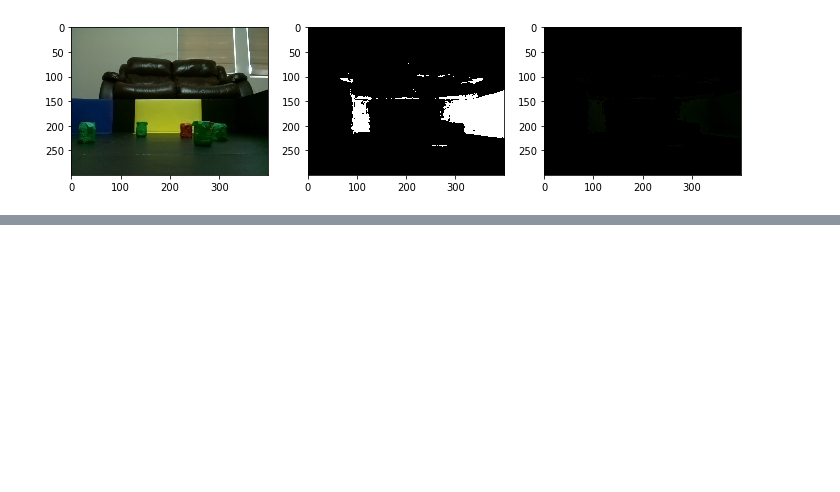
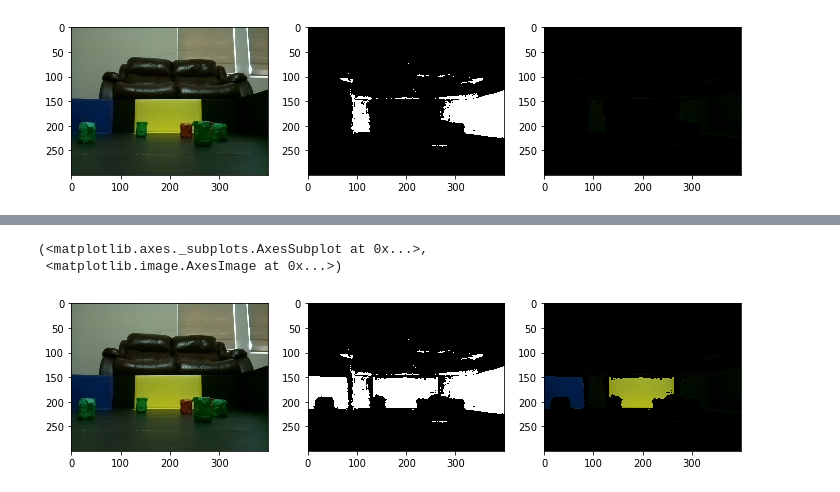
Before and after one commit to kittycattylollipop/raspberrypi, a Jupyter notebook: car_driving/opencvpy/color_target.ipynb, the cells around one changed output, grey strips where cells are left out. Cells and saved outputs as stored; diff of their text form; code cells hidden in the pictures; blank space fills up the shorter version.

```diff
--- a/car_driving/opencvpy/color_target.ipynb
+++ b/car_driving/opencvpy/color_target.ipynb
@@ -211,3 +211,12 @@ patch on yellow
     g/b max:  4.609830602610386
     g/b min:  3.3522838659086456
 [figure]
+# %%
+#use RGB ratio for Blue
+rg_th = -1
+rb_th = 3
+gb_th = 3
+r_th = 100
+g_th = 100
+b_th = -60
+yellow_mask_ratio1  = RGB_Ratio_Mask(img, rgbRatioImg, np.array([r_th, g_th, b_th]), np.array([rg_th, rb_th, gb_th]), True)
@@ -214,21 +225,12 @@ patch on yellow
 # %%
-#use RGB ratio for Blue
-rg_th = -1
-rb_th = 3
-gb_th = 3
-r_th = 100
-g_th = 100
-b_th = -60
-blue_mask_ratio1  = RGB_Ratio_Mask(img, rgbRatioImg, np.array([r_th, g_th, b_th]), np.array([rg_th, rb_th, gb_th]), True)
 rg_th = 0.9
 rb_th = 0
 gb_th = 0
 r_th = 0
 g_th = 0
 b_th = 0
-blue_mask_ratio  = blue_mask_ratio1 & RGB_Ratio_Mask(img, rgbRatioImg, np.array([r_th, g_th, b_th]), np.array([rg_th, rb_th, gb_th]), False)
+yellow_mask_ratio  = yellow_mask_ratio1 & RGB_Ratio_Mask(img, rgbRatioImg, np.array([r_th, g_th, b_th]), np.array([rg_th, rb_th, gb_th]), False)
 plt.subplot(131),plt.imshow(img)
-plt.subplot(132),plt.imshow(blue_mask_ratio,'gray')
-plt.subplot(133), plt.imshow(img * np.dstack((blue_mask_ratio, blue_mask_ratio, blue_mask_ratio)))
-plt.show()
+plt.subplot(132),plt.imshow(yellow_mask_ratio,'gray')
+plt.subplot(133), plt.imshow(img * np.dstack((yellow_mask_ratio, yellow_mask_ratio, yellow_mask_ratio)))
 # %% [output]
@@ -294,0 +299,10 @@ num_labels
+# %%
+#combine the yellow, blue, and black for the wall
+wall_mask = blk_mask_ratio + blue_mask_ratio + yellow_mask_ratio
+plt.subplot(131),plt.imshow(img)
+plt.subplot(132),plt.imshow(wall_mask,'gray')
+plt.subplot(133), plt.imshow(img * np.dstack((wall_mask, wall_mask, wall_mask)))
+# %% [output]
+(<matplotlib.axes._subplots.AxesSubplot at 0x...>,
+ <matplotlib.image.AxesImage at 0x...>)
+[figure, added]
```
Also changed, not shown: parts of 7 cells of this notebook, 1 other file.
